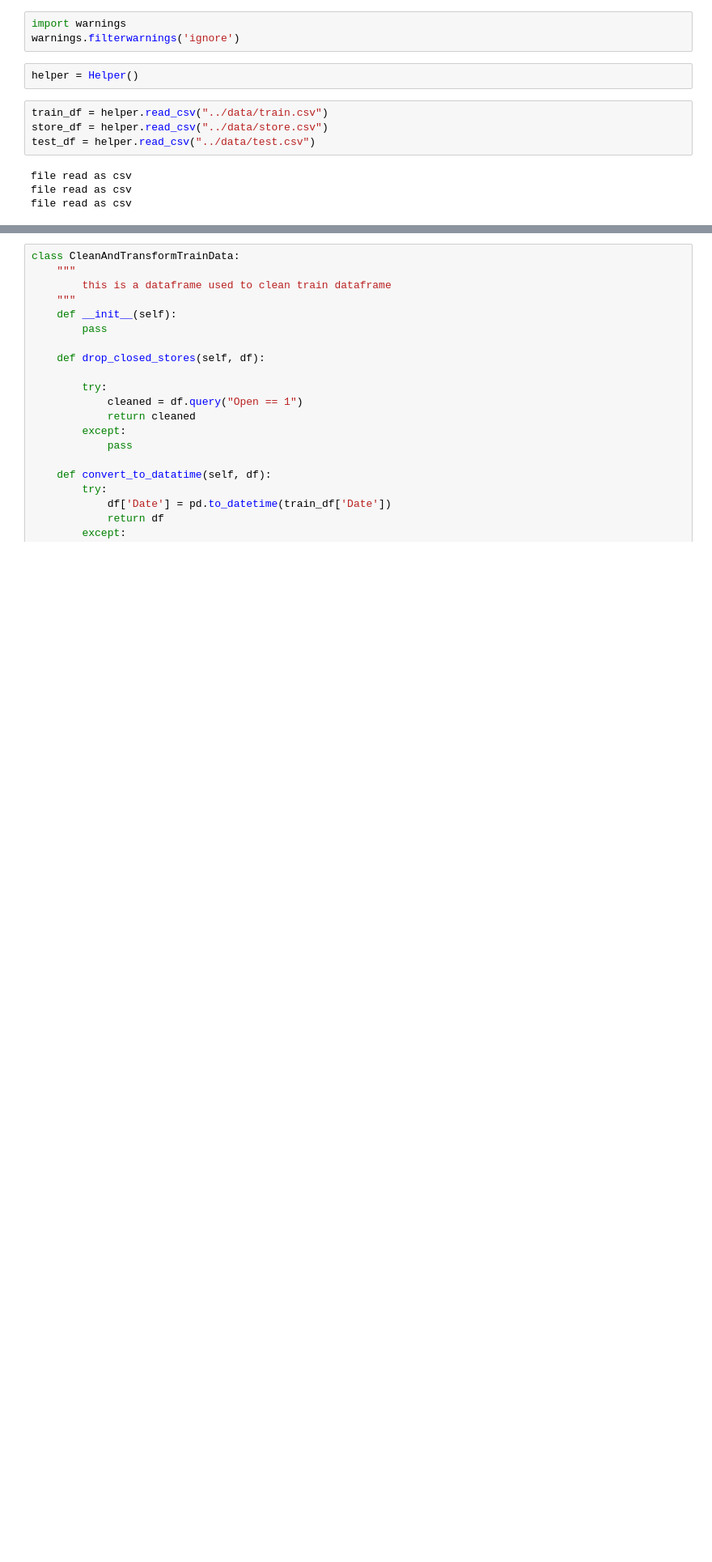
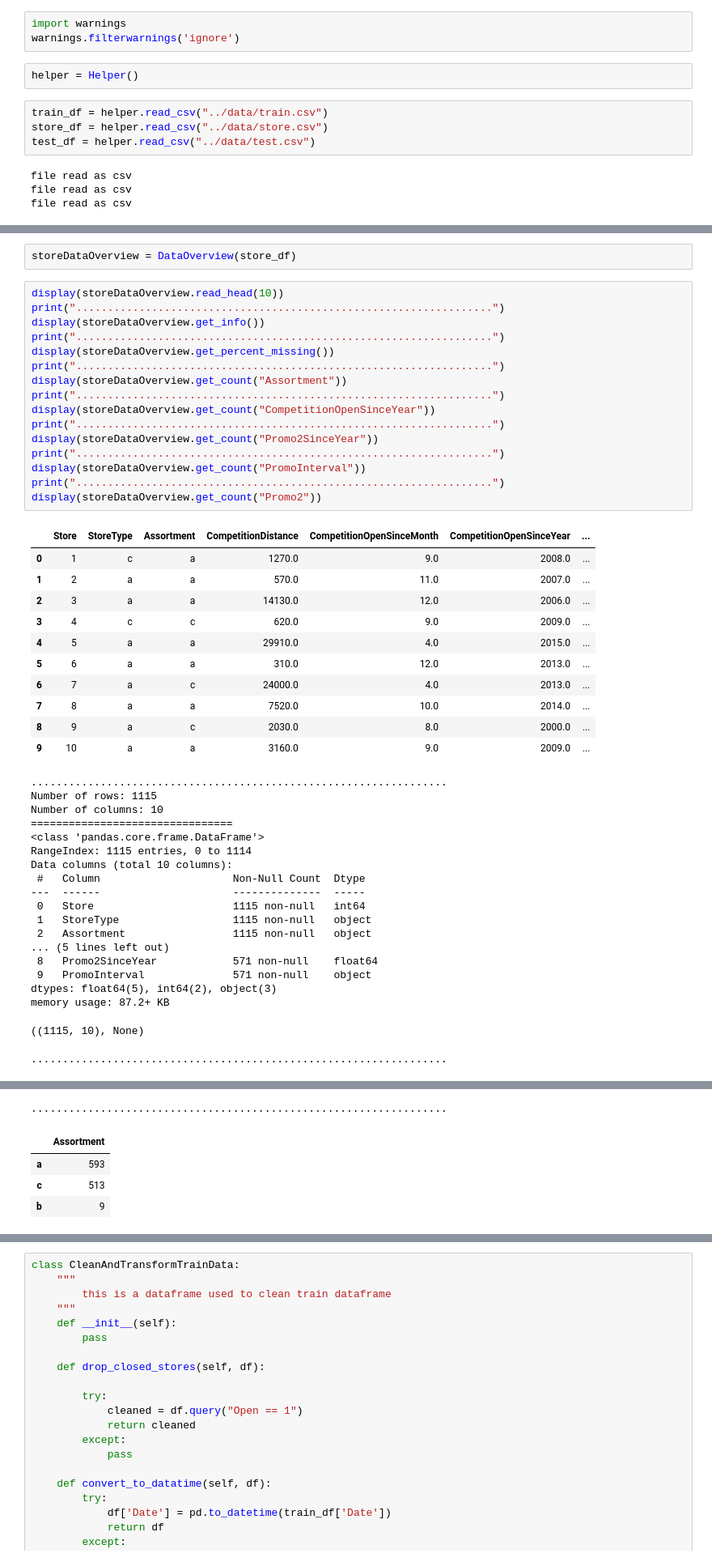
Before and after one commit to Bina-man/Pharmaceutical-Sales-Prediction, a Jupyter notebook: notebooks/DataPreprocess.ipynb, the cells around one changed output, grey strips where cells are left out. Shown: that part at 81% size. Drawn from its saved outputs; the diff is of its cells as text; blank space fills up the shorter version.

```diff
--- a/notebooks/DataPreprocess.ipynb
+++ b/notebooks/DataPreprocess.ipynb
@@ -26,0 +67,49 @@ file read as csv
+# %%
+storeDataOverview = DataOverview(store_df)
+# %%
+display(storeDataOverview.read_head(10))
+print("..................................................................")
+display(storeDataOverview.get_info())
+print("..................................................................")
+display(storeDataOverview.get_percent_missing())
+print("..................................................................")
+display(storeDataOverview.get_count("Assortment"))
+print("..................................................................")
+display(storeDataOverview.get_count("CompetitionOpenSinceYear"))
+print("..................................................................")
+display(storeDataOverview.get_count("Promo2SinceYear"))
+print("..................................................................")
+display(storeDataOverview.get_count("PromoInterval"))
+print("..................................................................")
+display(storeDataOverview.get_count("Promo2"))
+# %% [output]
+|  | Store | StoreType | Assortment | CompetitionDistance | CompetitionOpenSinceMonth | CompetitionOpenSinceYear | ... |
+| 0 | 1 | c | a | 1270.0 | 9.0 | 2008.0 | ... |
+| 1 | 2 | a | a | 570.0 | 11.0 | 2007.0 | ... |
+| 2 | 3 | a | a | 14130.0 | 12.0 | 2006.0 | ... |
+| 3 | 4 | c | c | 620.0 | 9.0 | 2009.0 | ... |
+| 4 | 5 | a | a | 29910.0 | 4.0 | 2015.0 | ... |
+| 5 | 6 | a | a | 310.0 | 12.0 | 2013.0 | ... |
+| 6 | 7 | a | c | 24000.0 | 4.0 | 2013.0 | ... |
+| 7 | 8 | a | a | 7520.0 | 10.0 | 2014.0 | ... |
+| 8 | 9 | a | c | 2030.0 | 8.0 | 2000.0 | ... |
+| 9 | 10 | a | a | 3160.0 | 9.0 | 2009.0 | ... |
+..................................................................
+Number of rows: 1115
+Number of columns: 10
+================================
+<class 'pandas.core.frame.DataFrame'>
+RangeIndex: 1115 entries, 0 to 1114
+Data columns (total 10 columns):
+ #   Column                     Non-Null Count  Dtype
+---  ------                     --------------  -----
+ 0   Store                      1115 non-null   int64
+ 1   StoreType                  1115 non-null   object
+ 2   Assortment                 1115 non-null   object
+... (5 lines left out)
+ 8   Promo2SinceYear            571 non-null    float64
+ 9   PromoInterval              571 non-null    object
+dtypes: float64(5), int64(2), object(3)
+memory usage: 87.2+ KB
+((1115, 10), None)
+..................................................................
@@ -26,0 +128,5 @@ file read as csv
+..................................................................
+|  | Assortment |
+| a | 593 |
+| c | 513 |
+| b | 9 |
```
Also changed, not shown: parts of 5 cells of this notebook.
